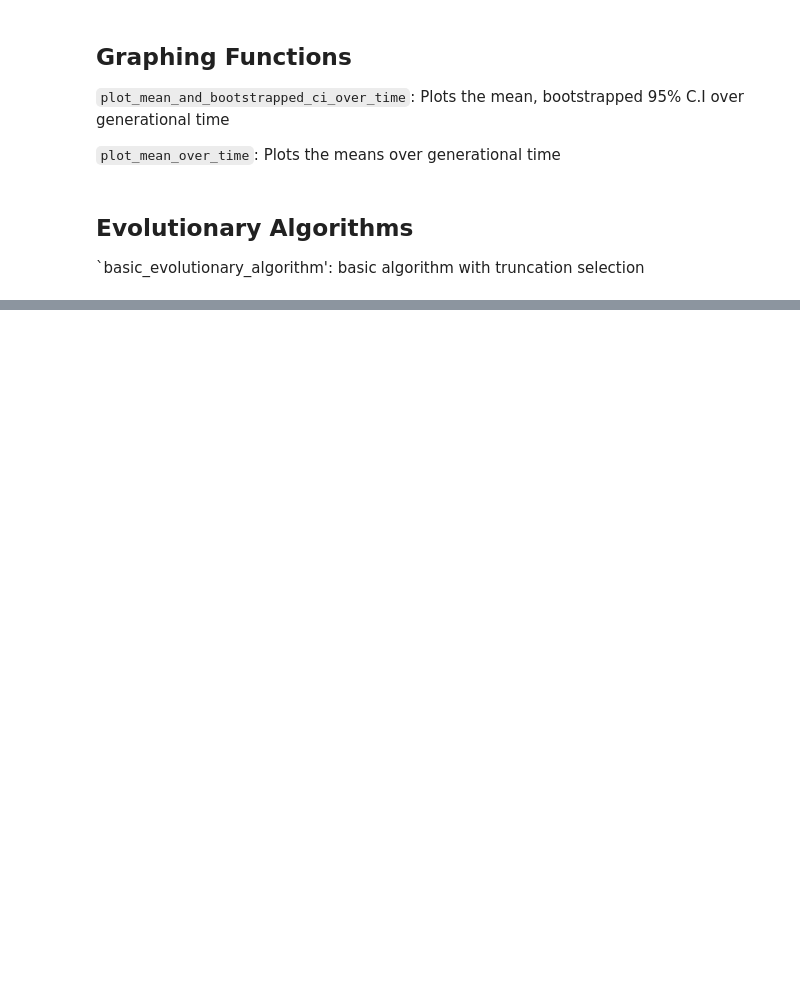
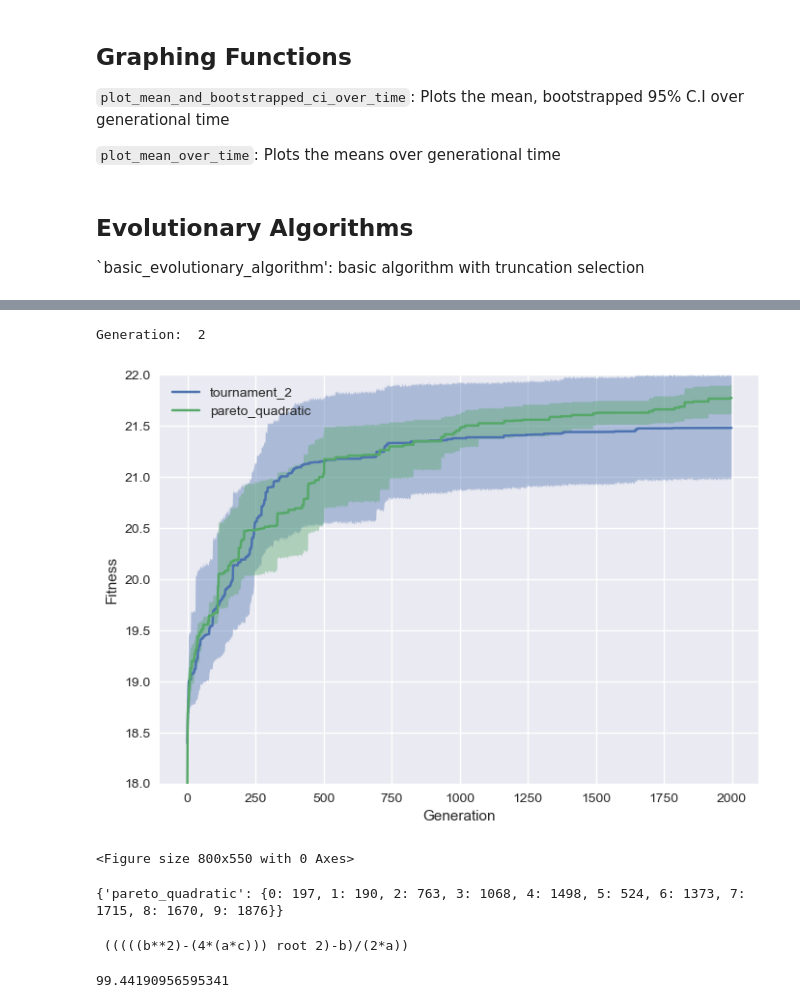
Before and after one commit to andrewsubie/evol-comp-final, a Jupyter notebook: runs_graphing.ipynb, the cells around one changed output, grey strips where cells are left out. Cells and saved outputs as stored; diff of their text form; code cells hidden in the pictures; blank space fills up the shorter version.

Commit message:
Minor tweaks
Fixed issue of allowing untold numbers of children to propogate from the Pareto fronts

```diff
--- a/runs_graphing.ipynb
+++ b/runs_graphing.ipynb
@@ -358,18 +358,31 @@ def age_fitness_pareto_evolution(degree = 2, min_len=5, max_len=25,
 
             all_fronts.append(current_front)
 
-        top_age = current_age
+        top_age.append(current_age)
 
         top_individuals = []
+
+        # Swap the best front to the end, allows easier selection without sorting
+        all_fronts.reverse()
+
         for front in all_fronts:
             top_individuals.extend(front)
 
-        Individuals = top_individuals
+        # Don't need to sort! Favor the best front individuals
+        # top_individuals.sort(key=lambda ind: ind.eval_fitness(), reverse=True)
+
+        # Intuitively, the best individuals will now be at the end!
+        # As the older individuals will only be accepted if they are better, the end of a front is more fit!
+        Individuals = top_individuals[-max_front_individuals:]
 
         while len(Individuals) < num_parents:
             Individuals.append(Formula(min_len, max_len, degree, path))
 
-        Individuals.sort(key=lambda ind: ind.eval_fitness(), reverse=True)
+        # Assume that the random individuals are not better - so there is no need to sort
+        # This will only - hypothetically - cause a problem if the random solutions in the last generation
+        # are best, otherwise it should be OK
+        # Individuals.sort(key=lambda ind: ind.eval_fitness(), reverse=True)
+
 
         #update solutions over time
         solution_over_time.append(Individuals[0].formula)
@@ -384,7 +397,7 @@ solutions_results = {}
 # %%
 
 num_runs = 10
-total_generations = 100
+total_generations = 2000
 path = './data/quadratic_equation_full_details.csv'
 degree = 2
 min_len = 5
@@ -473,6 +511,6 @@ for run in range(num_runs):
 # %%
 num_runs = 10
-total_generations = 2
+total_generations = 2000
 path = './data/quadratic_equation_full_details.csv'
 degree = 2
 min_len = 10
@@ -512,31 +550,50 @@ for run in range(num_runs):
     experiment_ages[experiment][run] = ages
     experiment_results[experiment][run] = fitness
     solutions_results[experiment][run] = solution
+# %% [output]
+Generation:  2
 # %%
 # plot fitness over time
 # plotting
 plt.figure(1, clear = True)
-for experiment in experiment_results.keys():
+
+smaller_keys = []
+for x in experiment_results.keys():
+    if 'linear' not in x:
+        smaller_keys.append(x)
+
+
+for experiment in smaller_keys:
         plot_mean_and_bootstrapped_ci_over_time(experiment_results[experiment],
                                             experiment,
                                             "Generation",
                                             "Fitness",
-                                            [10,30],
+                                            [18,22],
                                             plot_bootstrap = True)
 plt.show()
 timestamp = time.strftime("%Y%m%d_%H%M%S")
 filename = f'./graphs/all_data_{timestamp}.png'
 plt.savefig(filename)
+# %% [output]
+[figure, added]
+<Figure size 800x550 with 0 Axes>
+# %%
+print(experiment_ages)
+# %% [output]
+{'pareto_quadratic': {0: 197, 1: 190, 2: 763, 3: 1068, 4: 1498, 5: 524, 6: 1373, 7: 1715, 8: 1670, 9: 1876}}
 # %%
 
 # actual quadratic formula:\n",
 # (-b (+|-) root((pow(b,2) - 4 * (a * c)),2)) / (2 * a)\n",
-q_form = ['a', 'b', 'c', 2, 3, 4, ('*',0,2), ('*',5,6), ('**',1,3), ('-',8,7), ('root',9,3), ('-', 10, 1), ('*',3,0),('/',11,12)]
+q_form = ['a', 'b', 'c', 2, 3, 4, 5, ('*',0,2), ('*',5,7), ('**',1,3), ('-',9,8), ('root',10,3), ('-', 11, 1), ('*',3,0),('/',12,13)]
 quad = Formula(min_len, max_len, degree, path)
 quad.formula = q_form
-quad.length_of_constants = 6
+quad.length_of_constants = 7
 quad.pretty_print_formula()
 quad.eval_fitness()
+# %% [output]
+ (((((b**2)-(4*(a*c))) root 2)-b)/(2*a))
+99.44190956595341
 # %%
 plot_mean_and_bootstrapped_ci_over_time(input_data=experiment_results['tournament_2'],x_label="Time",y_label='Fitness',
                                         name="Tournament Selection, 10c2")
```
Also changed, not shown: parts of 2 cells of this notebook, 7 other files.
